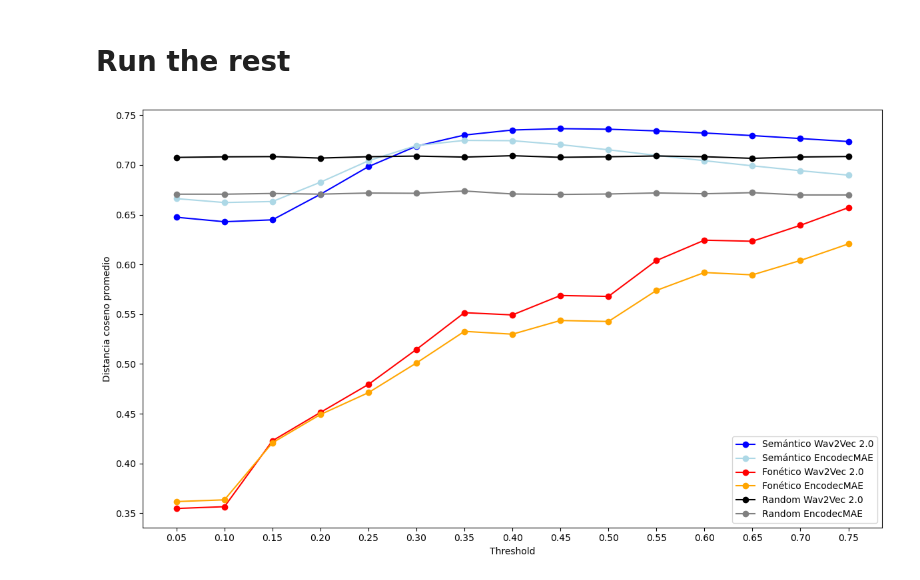
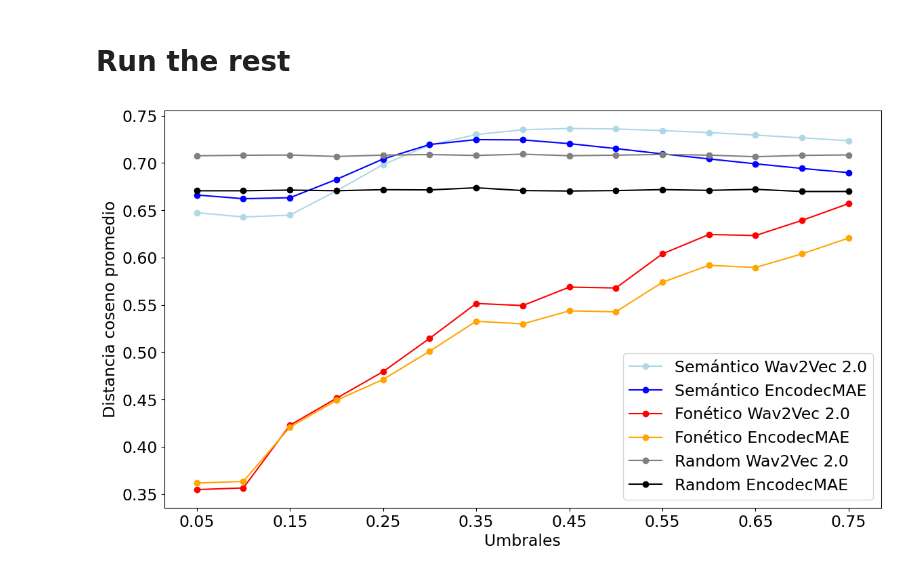
Before and after one commit to ceciliabolanos/layer-analysis, a Jupyter notebook: experiments/phonetic_vs_semantic.ipynb, the cells around one changed output. Drawn from its saved outputs; the diff is of its cells as text; code cells hidden in the pictures.

```diff
--- a/experiments/phonetic_vs_semantic.ipynb
+++ b/experiments/phonetic_vs_semantic.ipynb
@@ -94,20 +94,21 @@ dr_vecinos_mean_ec, random_count_ec =  get_values_random(sem_d, ph_d, count_sem_
 # %%
 thresholds = np.arange(0.05, 0.8, 0.05)
 
 plt.figure(figsize=(12, 7))
+plt.rcParams.update({'font.size': 17})
 
-plt.plot(thresholds, ds_vecinos_mean_w2v, marker='o', color='blue', label='Semántico Wav2Vec 2.0')
-plt.plot(thresholds, ds_vecinos_mean_ec, marker='o', color='lightblue', label='Semántico EncodecMAE')
+plt.plot(thresholds, ds_vecinos_mean_w2v, marker='o', color='lightblue', label='Semántico Wav2Vec 2.0')
+plt.plot(thresholds, ds_vecinos_mean_ec, marker='o', color='blue', label='Semántico EncodecMAE')
 plt.plot(thresholds, df_vecinos_mean_w2v, marker='o', color='red', label='Fonético Wav2Vec 2.0')
 plt.plot(thresholds, df_vecinos_mean_ec, marker='o', color='orange', label='Fonético EncodecMAE')
-plt.plot(thresholds, dr_vecinos_mean_w2v, marker='o', color='black', label='Random Wav2Vec 2.0')
-plt.plot(thresholds, dr_vecinos_mean_ec, marker='o', color='gray', label='Random EncodecMAE')
+plt.plot(thresholds, dr_vecinos_mean_w2v, marker='o', color='gray', label='Random Wav2Vec 2.0')
+plt.plot(thresholds, dr_vecinos_mean_ec, marker='o', color='black', label='Random EncodecMAE')
 
-plt.xlabel('Threshold')
+plt.xlabel('Umbrales')
 plt.ylabel('Distancia coseno promedio')
 plt.legend()
-plt.xticks(thresholds)
+plt.xticks(np.arange(0.05, 0.8, 0.1))
 plt.tight_layout()
 plt.show()
 # %% [output]
-[figure, old version]
+[figure, new version]
```
Also changed, not shown: parts of 2 cells of this notebook, 5 other files.
